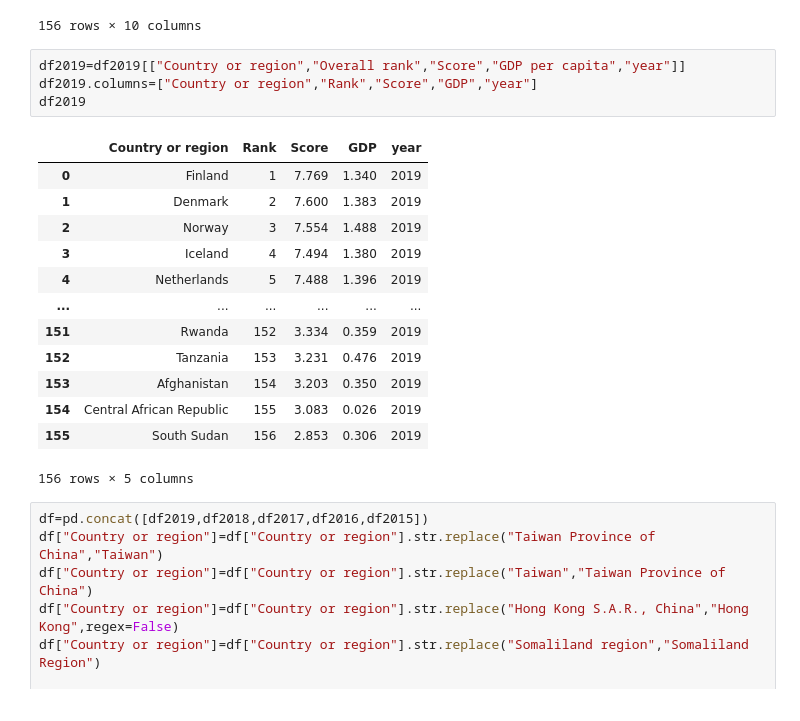
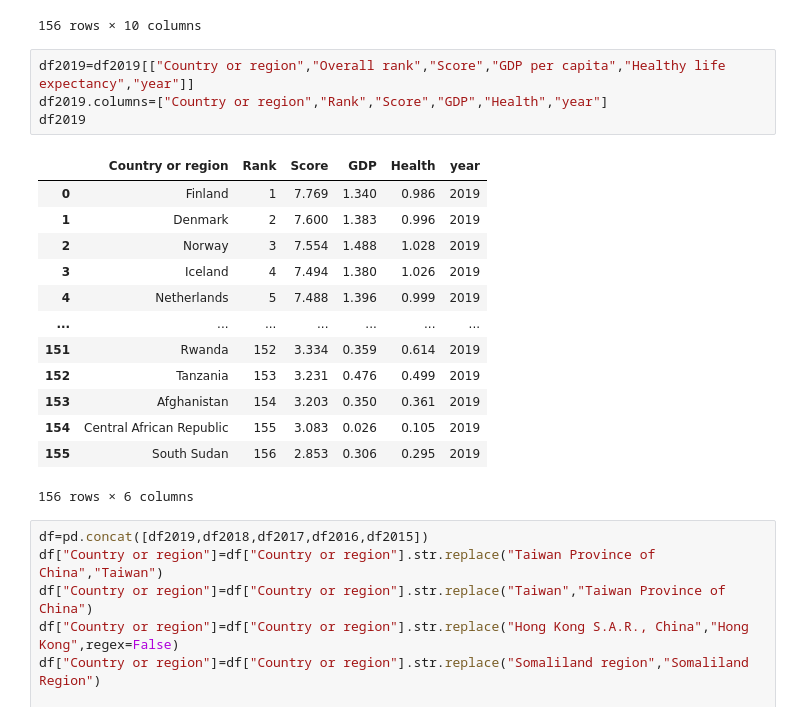
Before and after one commit to littlewhitecatdoge/Worldwide_Happiness_Report-data-visualation, a Jupyter notebook: data/clean.ipynb, the cells around one changed output. Cells and saved outputs as stored; diff of their text form.

```diff
--- a/data/clean.ipynb
+++ b/data/clean.ipynb
@@ -163,23 +163,23 @@ df2019
 | 155 | 156 | South Sudan | 2.853 | 0.306 | 0.575 | 0.295 | ... |
 156 rows × 10 columns
 # %%
-df2019=df2019[["Country or region","Overall rank","Score","GDP per capita","year"]]
-df2019.columns=["Country or region","Rank","Score","GDP","year"]
+df2019=df2019[["Country or region","Overall rank","Score","GDP per capita","Healthy life expectancy","year"]]
+df2019.columns=["Country or region","Rank","Score","GDP","Health","year"]
 df2019
 # %% [output]
-|  | Country or region | Rank | Score | GDP | year |
-| 0 | Finland | 1 | 7.769 | 1.340 | 2019 |
-| 1 | Denmark | 2 | 7.600 | 1.383 | 2019 |
-| 2 | Norway | 3 | 7.554 | 1.488 | 2019 |
-| 3 | Iceland | 4 | 7.494 | 1.380 | 2019 |
-| 4 | Netherlands | 5 | 7.488 | 1.396 | 2019 |
-| ... | ... | ... | ... | ... | ... |
-| 151 | Rwanda | 152 | 3.334 | 0.359 | 2019 |
-| 152 | Tanzania | 153 | 3.231 | 0.476 | 2019 |
-| 153 | Afghanistan | 154 | 3.203 | 0.350 | 2019 |
-| 154 | Central African Republic | 155 | 3.083 | 0.026 | 2019 |
-| 155 | South Sudan | 156 | 2.853 | 0.306 | 2019 |
+|  | Country or region | Rank | Score | GDP | Health | year |
+| 0 | Finland | 1 | 7.769 | 1.340 | 0.986 | 2019 |
+| 1 | Denmark | 2 | 7.600 | 1.383 | 0.996 | 2019 |
+| 2 | Norway | 3 | 7.554 | 1.488 | 1.028 | 2019 |
+| 3 | Iceland | 4 | 7.494 | 1.380 | 1.026 | 2019 |
+| 4 | Netherlands | 5 | 7.488 | 1.396 | 0.999 | 2019 |
+| ... | ... | ... | ... | ... | ... | ... |
+| 151 | Rwanda | 152 | 3.334 | 0.359 | 0.614 | 2019 |
+| 152 | Tanzania | 153 | 3.231 | 0.476 | 0.499 | 2019 |
+| 153 | Afghanistan | 154 | 3.203 | 0.350 | 0.361 | 2019 |
+| 154 | Central African Republic | 155 | 3.083 | 0.026 | 0.105 | 2019 |
+| 155 | South Sudan | 156 | 2.853 | 0.306 | 0.295 | 2019 |
-156 rows × 5 columns
+156 rows × 6 columns
 # %%
 df=pd.concat([df2019,df2018,df2017,df2016,df2015])
 df["Country or region"]=df["Country or region"].str.replace("Taiwan Province of China","Taiwan")
```
Also changed, not shown: parts of 5 cells of this notebook, 1 other file.
